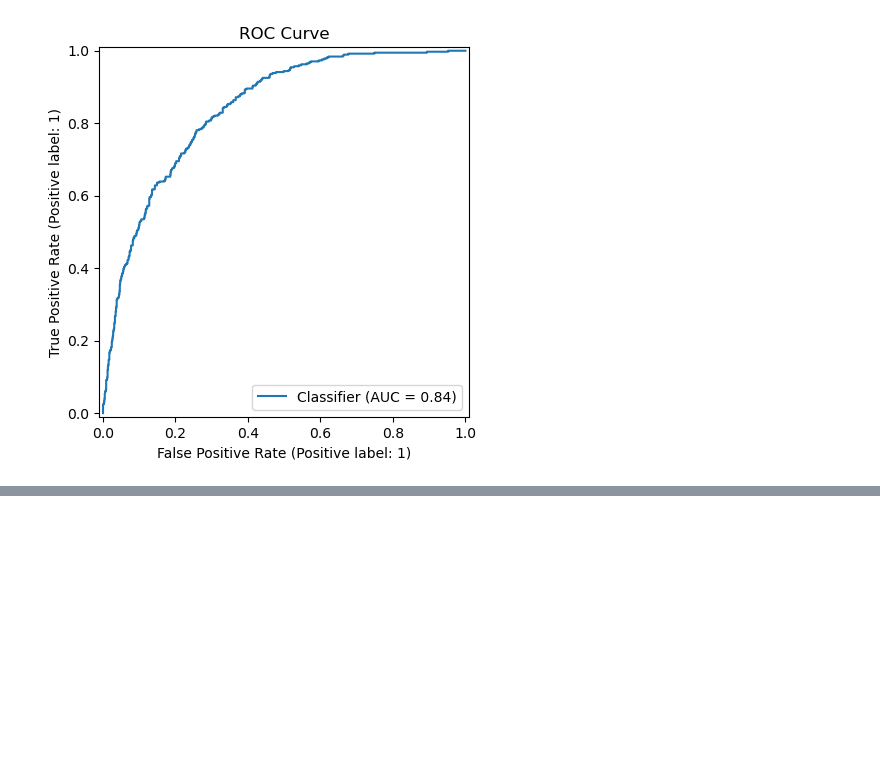
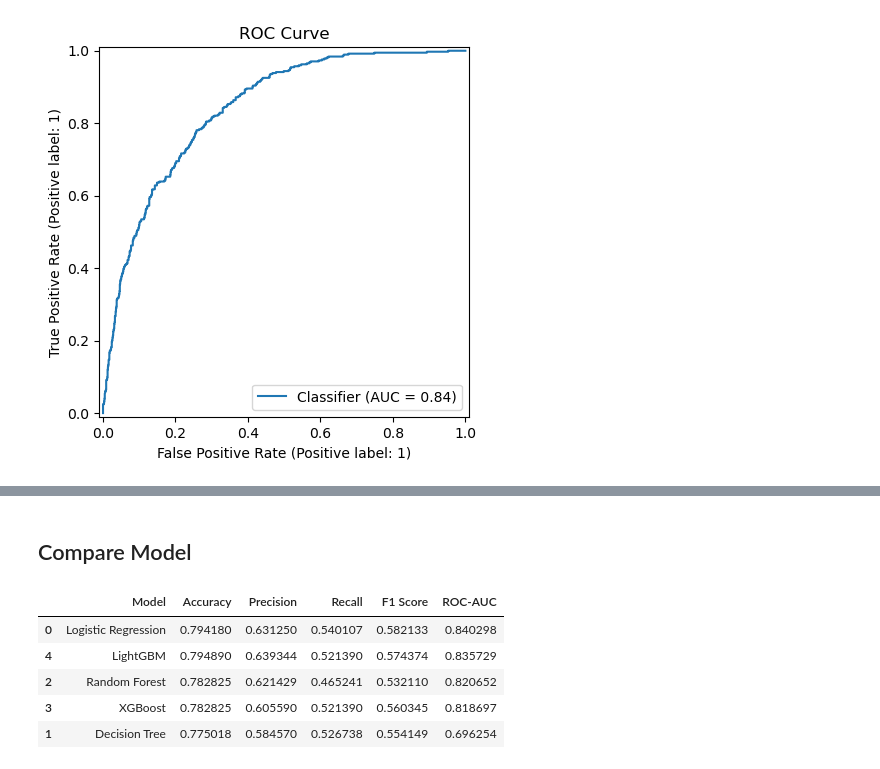
Before and after one commit to Mansivarshney10/Customer-churn-prediction, a Jupyter notebook: notebooks/03_Modeling.ipynb, the cells around one changed output, grey strips where cells are left out. Cells and saved outputs as stored; diff of their text form; code cells hidden in the pictures; blank space fills up the shorter version.

```diff
--- a/notebooks/03_Modeling.ipynb
+++ b/notebooks/03_Modeling.ipynb
@@ -239,0 +262,33 @@ plt.show()
+# %%
+results = []
+
+for model_name, classifier in models.items():
+
+    pipeline = Pipeline([
+        ("preprocessor", preprocessor),
+        ("classifier", classifier)
+    ])
+
+    pipeline.fit(X_train, y_train)
+
+    y_pred = pipeline.predict(X_test)
+    y_prob = pipeline.predict_proba(X_test)[:, 1]
+
+    accuracy = accuracy_score(y_test, y_pred)
+    precision = precision_score(y_test, y_pred)
+    recall = recall_score(y_test, y_pred)
+    f1 = f1_score(y_test, y_pred)
+    roc_auc = roc_auc_score(y_test, y_prob)
+
+    results.append({
+        "Model": model_name,
+        "Accuracy": accuracy,
+        "Precision": precision,
+        "Recall": recall,
+        "F1 Score": f1,
+        "ROC-AUC": roc_auc
+    })
+
+    print("=" * 60)
+    print(model_name)
+    print(classification_report(y_test, y_pred))
@@ -239,0 +313,19 @@ plt.show()
+# %% [markdown]
+## Compare Model
+# %%
+results_df = (
+    pd.DataFrame(results)
+      .sort_values(
+          by="ROC-AUC",
+          ascending=False
+      )
+)
+
+results_df
+# %% [output]
+|  | Model | Accuracy | Precision | Recall | F1 Score | ROC-AUC |
+| 0 | Logistic Regression | 0.794180 | 0.631250 | 0.540107 | 0.582133 | 0.840298 |
+| 4 | LightGBM | 0.794890 | 0.639344 | 0.521390 | 0.574374 | 0.835729 |
+| 2 | Random Forest | 0.782825 | 0.621429 | 0.465241 | 0.532110 | 0.820652 |
+| 3 | XGBoost | 0.782825 | 0.605590 | 0.521390 | 0.560345 | 0.818697 |
+| 1 | Decision Tree | 0.775018 | 0.584570 | 0.526738 | 0.554149 | 0.696254 |
```
Also changed, not shown: parts of 14 cells of this notebook, 7 other files.
